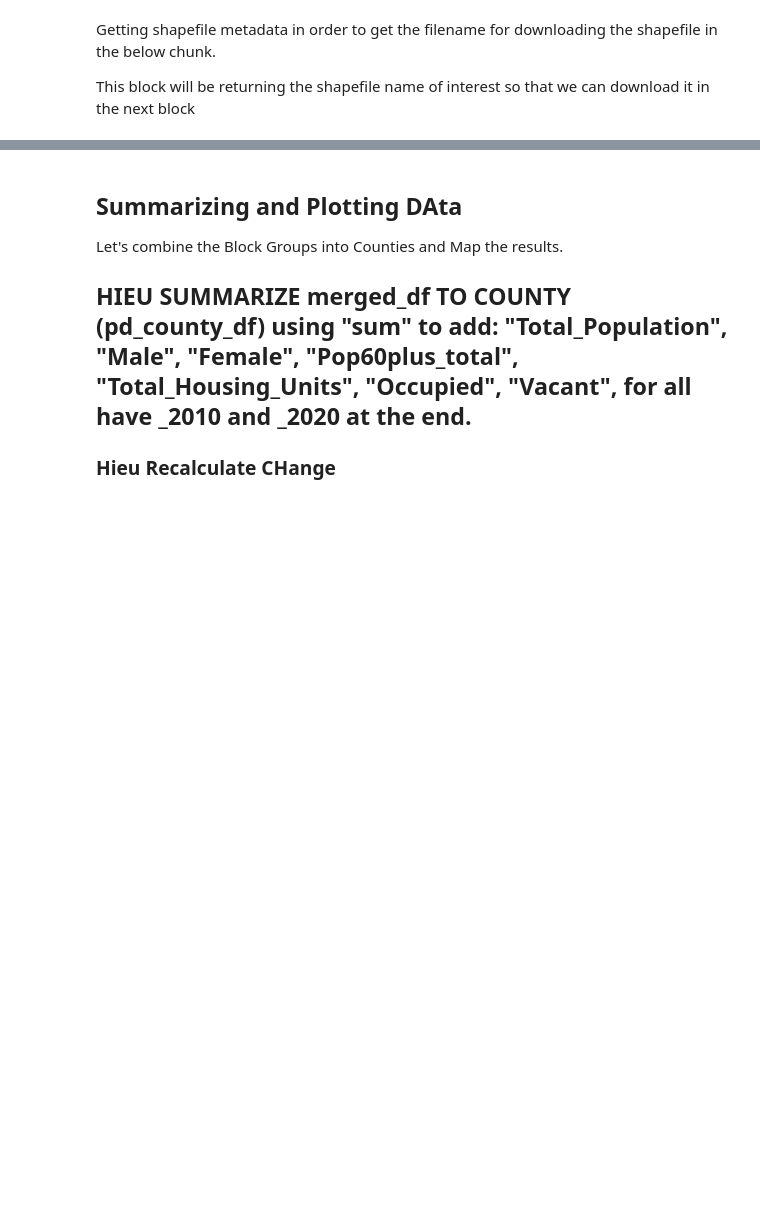
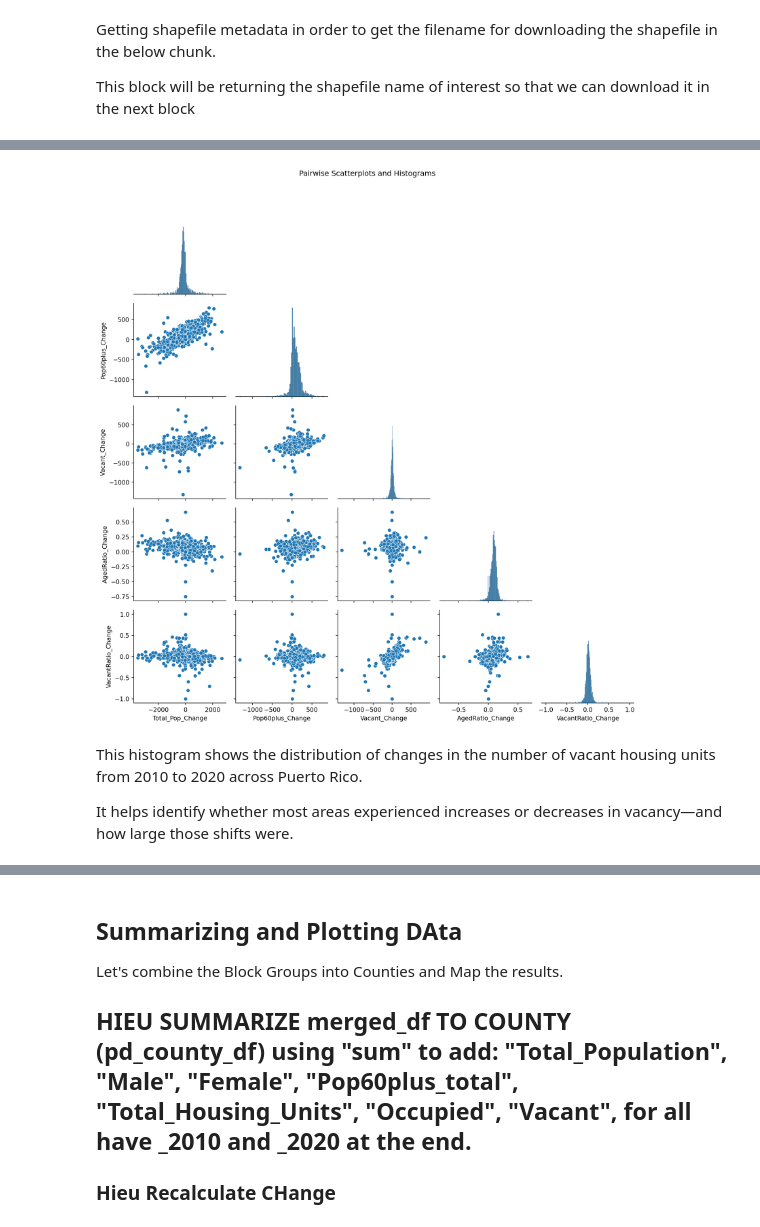
Before and after one commit to ciesin-geospatial/TOPSTSCHOOL-disasters, a Jupyter notebook: m301-coastal-hazards-PR.ipynb, the cells around one changed output, grey strips where cells are left out. Saved outputs shown, nothing was run; the diff lists cells and outputs as text; code cells hidden in the pictures; blank space fills up the shorter version.

```diff
--- a/m301-coastal-hazards-PR.ipynb
+++ b/m301-coastal-hazards-PR.ipynb
@@ -545,0 +608,11 @@ plt.show()
+# %%
+# Calculate absolute changes between 2010 and 2020
+merged_df["Total_Pop_Change"] = merged_df["Total_Population_2020"] - merged_df["Total_Population_2010"]  # Change in total population
+merged_df["Pop60plus_Change"] = merged_df["Pop60plus_total_2020"] - merged_df["Pop60plus_total_2010"]  # Change in 60+ population
+merged_df["Vacant_Change"] = merged_df["Vacant_2020"] - merged_df["Vacant_2010"]  # Change in vacant units
+merged_df["AgedRatio_Change"] = merged_df["AgedRatio_2020"] - merged_df["AgedRatio_2010"]  # Change in aged ratio
+merged_df["AgedRatio_Change"].fillna(0, inplace=True)  # Fill missing with 0
+merged_df["VacantRatio_Change"] = merged_df["VacantRatio_2020"] - merged_df["VacantRatio_2010"]  # Change in vacancy ratio
+
+# View updated DataFrame
+merged_df
@@ -546,3 +643,28 @@ plt.show()
+# %%
+# Choose key variables to compare
+vars_to_plot = [
+    "Total_Pop_Change",
+    "Pop60plus_Change",
+    "Vacant_Change",
+    "AgedRatio_Change",
+    "VacantRatio_Change"
+]
+
+# Subset DataFrame to those variables
+data_subset = merged_df[vars_to_plot]
+
+# Create pairwise plots with histograms on the diagonal
+sns.pairplot(data_subset, diag_kind="hist", corner=True)
+
+plt.suptitle("Pairwise Scatterplots and Histograms", y=1.02)  # Set overall title
+plt.tight_layout()
+plt.show()  # Display the plot
+# %% [output]
+[figure, added]
+# %% [markdown]
+This histogram shows the distribution of changes in the number of vacant housing units from 2010 to 2020 across Puerto Rico.
+
+It helps identify whether most areas experienced increases or decreases in vacancy—and how large those shifts were.
 # %%
 merged_df["Vacant_Change"] .hist()
 
```
Also changed, not shown: parts of 88 cells of this notebook.
